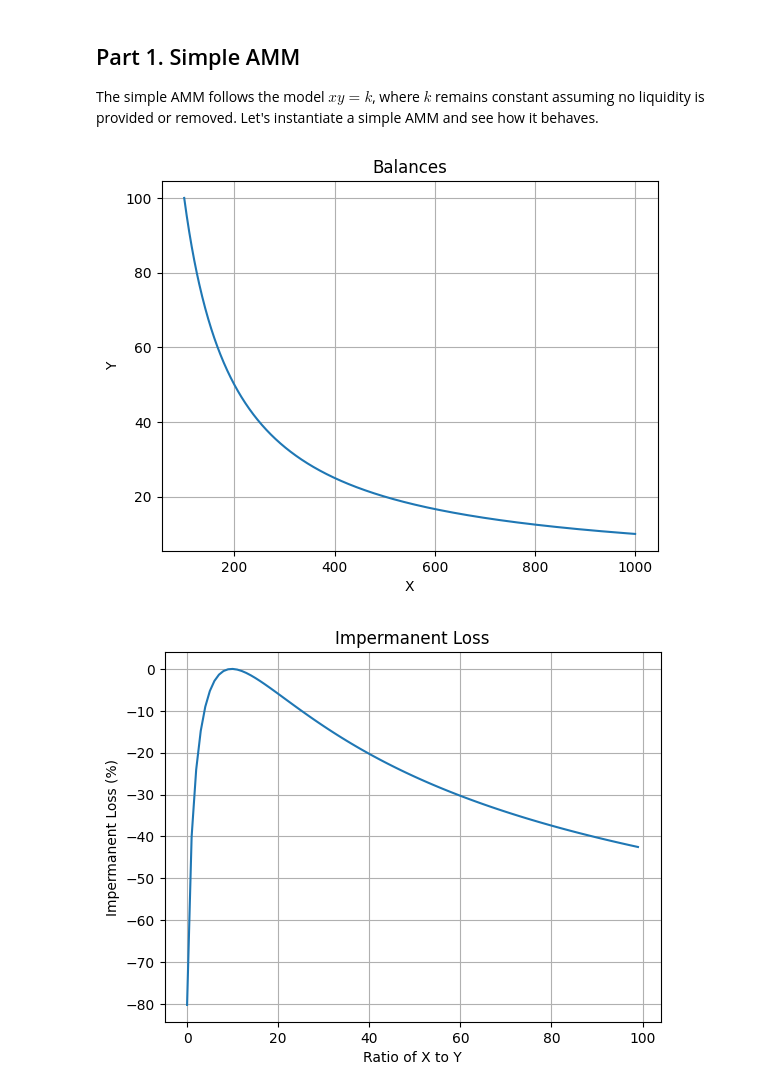
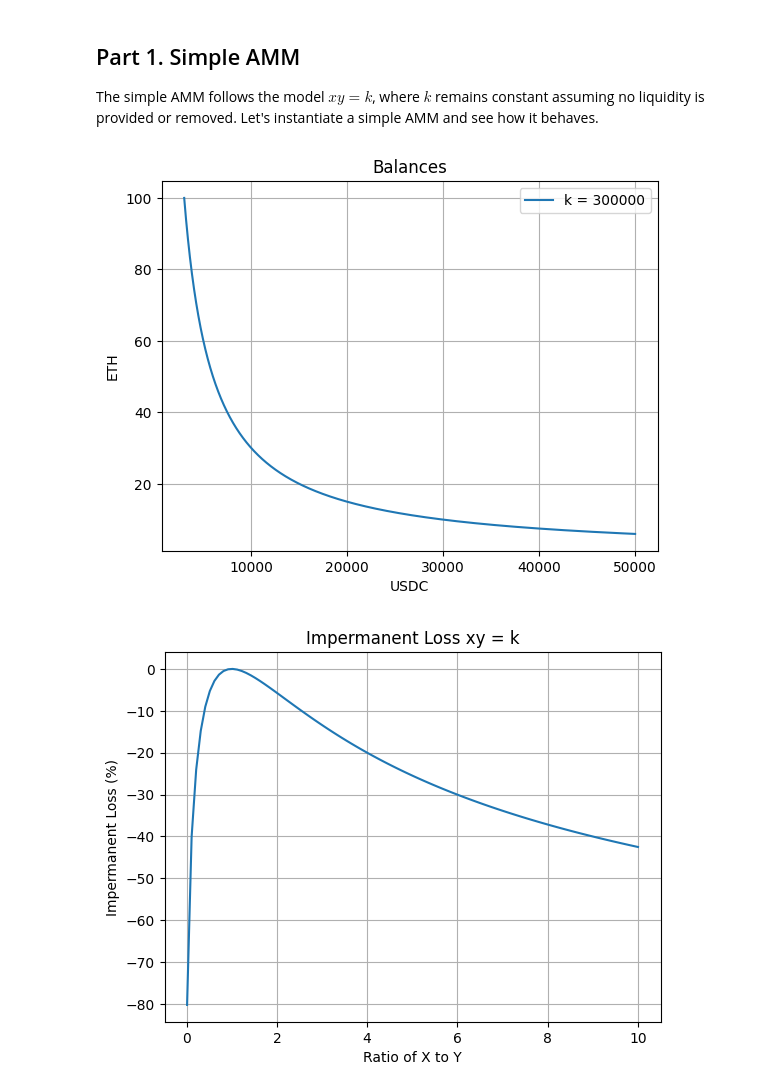
Before and after one commit to alexcraig043/math-86-final-project, a Jupyter notebook: main.ipynb, the cells around one changed output. Cells and saved outputs as stored; diff of their text form; code cells hidden in the pictures.

```diff
--- a/main.ipynb
+++ b/main.ipynb
@@ -11,30 +11,32 @@ The simple AMM follows the model $xy = k$, where $k$ remains constant assuming n
 # %%
 from simulations.simple import Simple
 import numpy as np
 import matplotlib.pyplot as plt
 import numpy as np
 
-simple = Simple(100, 100)
+simple = Simple(3000, 100)
 
-balances = [[simple.x, simple.y]]
+simple_balances = [[simple.x, simple.y]]
 
 delta = 1
-x_max = 1000
+x_max = 50000
 
 while simple.x < x_max:
     simple.swap_x_for_y(delta)
-    balances.append([simple.x, simple.y])
+    simple_balances.append([simple.x, simple.y])
 
 # Plot the balances
-balances = np.array(balances)
-plt.plot(balances[:, 0], balances[:, 1])
+simple_balances = np.array(simple_balances)
+plt.plot(simple_balances[:, 0], simple_balances[:, 1])
 plt.title('Balances')
-plt.xlabel('X')
-plt.ylabel('Y')
+plt.xlabel('USDC')
+plt.ylabel('ETH')
 plt.grid()
+plt.legend(['k = ' + str(simple.k)])
+
 plt.show()
 # %% [output]
-[figure, old version]
+[figure, new version]
 # %%
 def calculate_impermanent_loss(new_price_ratio, initial_price_ratio = 1):
     price_ratio_change = new_price_ratio / initial_price_ratio
@@ -43,15 +45,16 @@ def calculate_impermanent_loss(new_price_ratio, initial_price_ratio = 1):
 # %%
 # Sample ratios
 ratios = np.linspace(0.01, 10, 100)
+
 # Calculate the impermanent loss
 impermanent_losses = [calculate_impermanent_loss(r) for r in ratios]
 
 # Plot the impermanent loss
-plt.plot(impermanent_losses)
-plt.title('Impermanent Loss')
+plt.plot(ratios, impermanent_losses)
+plt.title('Impermanent Loss xy = k')
 plt.xlabel('Ratio of X to Y')
 plt.ylabel('Impermanent Loss (%)')
 plt.grid()
 plt.show()
 # %% [output]
-[figure, old version]
+[figure, new version]
```
Also changed, not shown: parts of 3 cells of this notebook, 1 other file.
